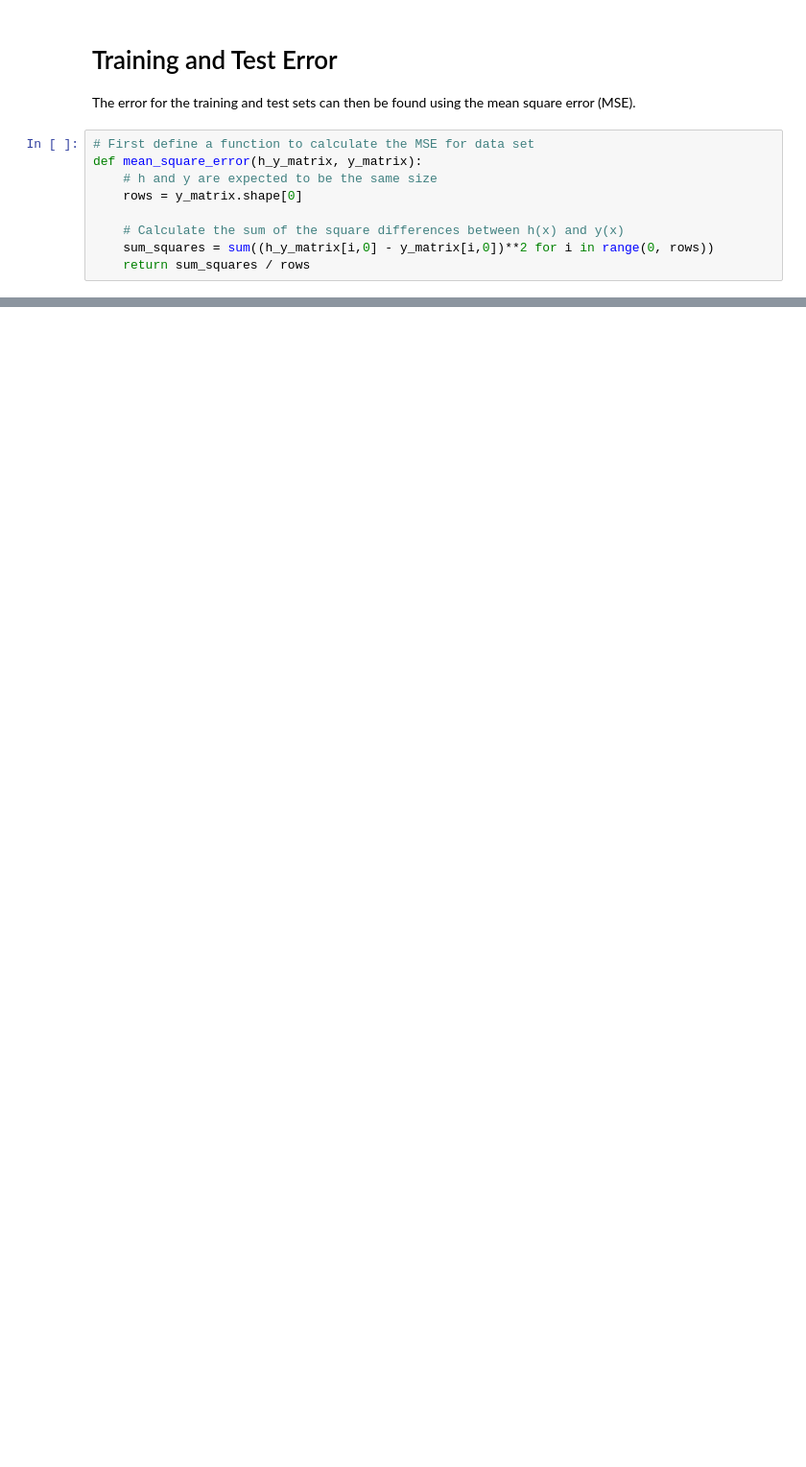
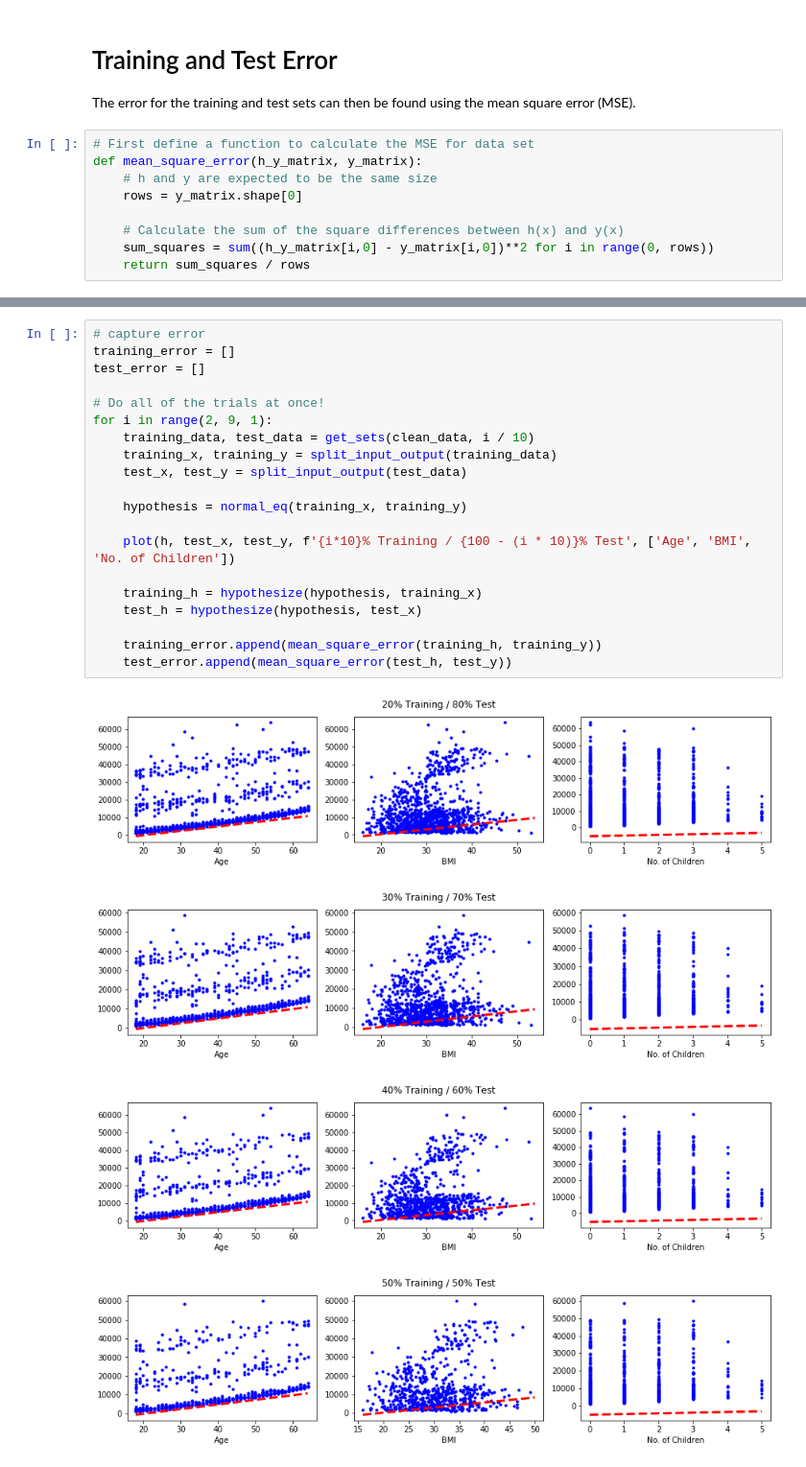
Before and after one commit to willisterh/cs6037-ml, a Jupyter notebook: as1/as1_q3.ipynb, the cells around one changed output, grey strips where cells are left out. Shown: that part at 96% size. Cells and saved outputs as stored; diff of their text form; blank space fills up the shorter version.

Commit message:
Got all the trials running, and plotted the error values(?)

```diff
--- a/as1/as1_q3.ipynb
+++ b/as1/as1_q3.ipynb
@@ -284,0 +336,25 @@ mean_square_error(hypothesis_y, test_y)
+# %%
+# capture error
+training_error = []
+test_error = []
+
+# Do all of the trials at once!
+for i in range(2, 9, 1):
+    training_data, test_data = get_sets(clean_data, i / 10)
+    training_x, training_y = split_input_output(training_data)
+    test_x, test_y = split_input_output(test_data)
+
+    hypothesis = normal_eq(training_x, training_y)
+
+    plot(h, test_x, test_y, f'{i*10}% Training / {100 - (i * 10)}% Test', ['Age', 'BMI', 'No. of Children'])
+
+    training_h = hypothesize(hypothesis, training_x)
+    test_h = hypothesize(hypothesis, test_x)
+
+    training_error.append(mean_square_error(training_h, training_y))
+    test_error.append(mean_square_error(test_h, test_y))
+# %% [output]
+[figure, added]
+[figure, added]
+[figure, added]
+[figure, added]
```
Also changed, not shown: parts of 17 cells of this notebook.
